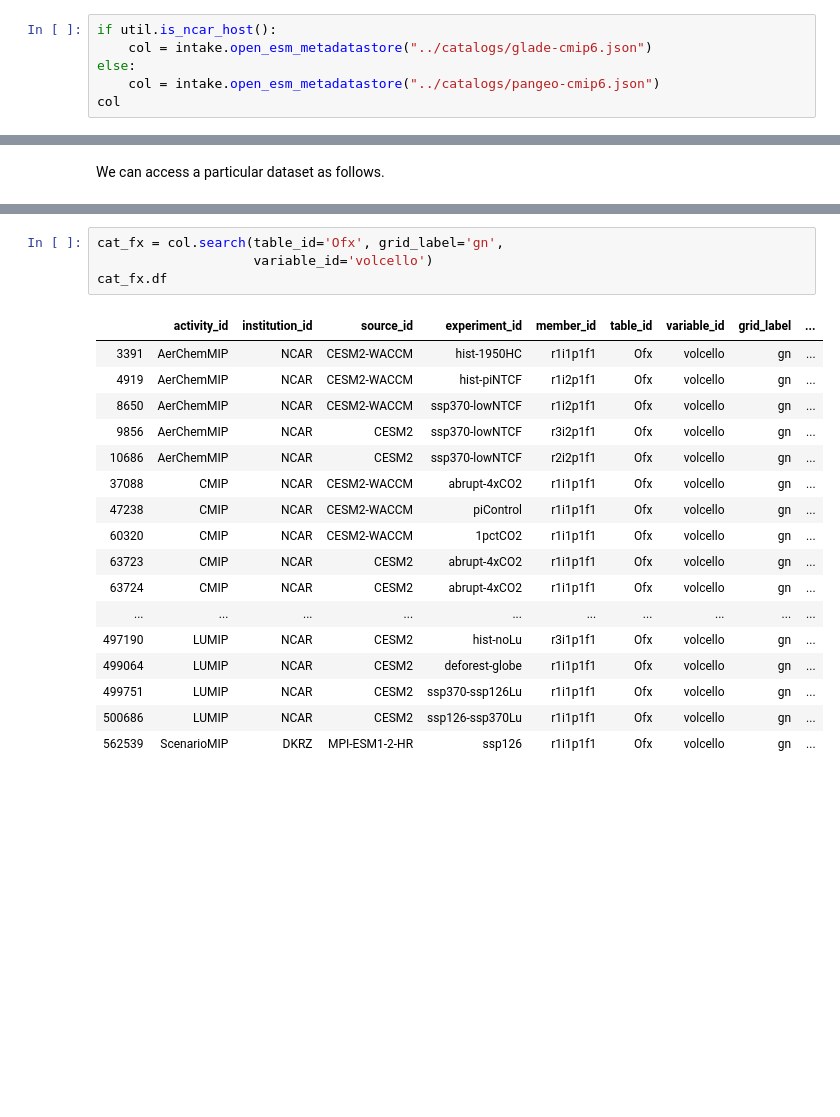
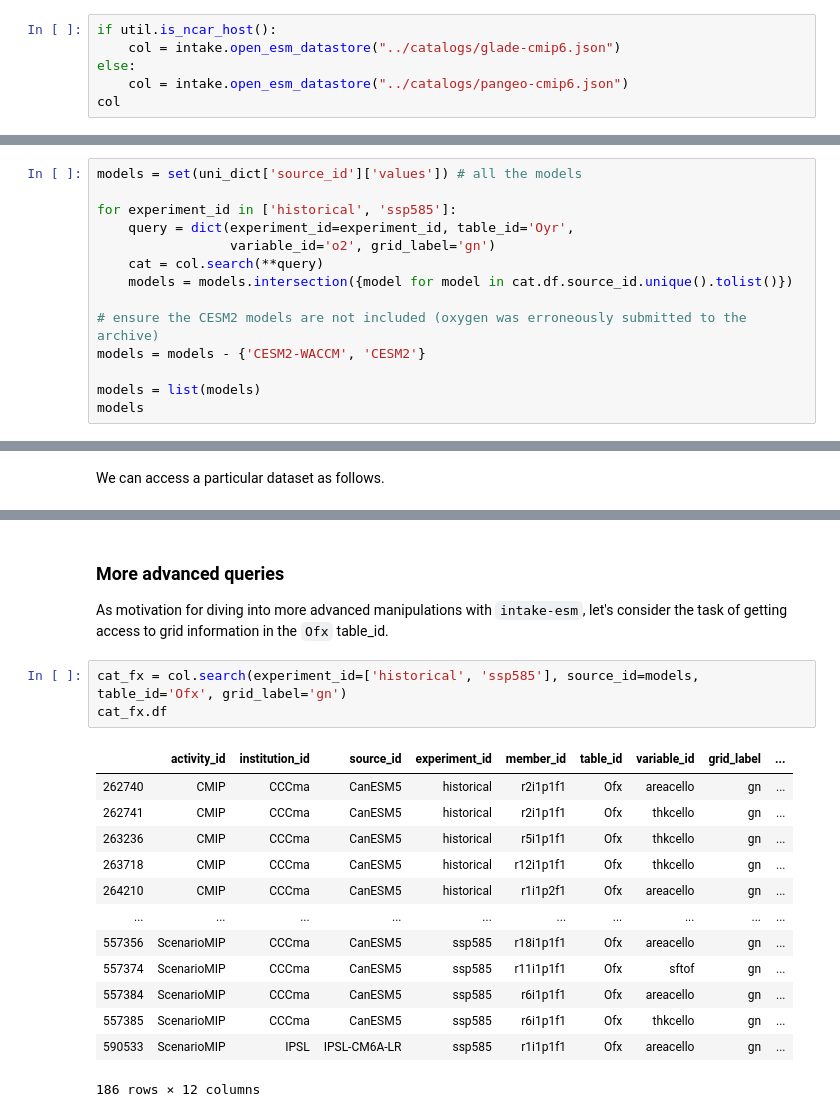
Before and after one commit to cmip6hack/project-template, a Jupyter notebook: notebooks/hello_world.ipynb, the cells around one changed output, grey strips where cells are left out. Saved outputs shown, nothing was run; the diff lists cells and outputs as text; blank space fills up the shorter version.

Commit message:
more intake example

```diff
--- a/notebooks/hello_world.ipynb
+++ b/notebooks/hello_world.ipynb
@@ -56,8 +56,8 @@ The collection JSON files are stored locally in this repository for purposes of
 The primary source for these files is the [intake-esm-datastore](https://github.com/NCAR/intake-esm-datastore) repository. Any changes made to these files should be pulled from that repo. For instance, the Pangeo cloud collection is available [here](https://raw.githubusercontent.com/NCAR/intake-esm-datastore/master/catalogs/pangeo-cmip6.json).
 # %%
 if util.is_ncar_host():
-    col = intake.open_esm_metadatastore("../catalogs/glade-cmip6.json")
+    col = intake.open_esm_datastore("../catalogs/glade-cmip6.json")
 else:
-    col = intake.open_esm_metadatastore("../catalogs/pangeo-cmip6.json")
+    col = intake.open_esm_datastore("../catalogs/pangeo-cmip6.json")
 col
 # %% [output]
@@ -148,0 +151,14 @@ cat.df
+# %%
+models = set(uni_dict['source_id']['values']) # all the models
+
+for experiment_id in ['historical', 'ssp585']:
+    query = dict(experiment_id=experiment_id, table_id='Oyr',
+                 variable_id='o2', grid_label='gn')
+    cat = col.search(**query)
+    models = models.intersection({model for model in cat.df.source_id.unique().tolist()})
+
+# ensure the CESM2 models are not included (oxygen was erroneously submitted to the archive)
+models = models - {'CESM2-WACCM', 'CESM2'}
+
+models = list(models)
+models
@@ -197,22 +236,21 @@ Data variables:
+# %% [markdown]
+### More advanced queries
+
+As motivation for diving into more advanced manipulations with `intake-esm`, let's consider the task of getting access to grid information in the `Ofx` table_id.
 # %%
-cat_fx = col.search(table_id='Ofx', grid_label='gn',
-                    variable_id='volcello')
+cat_fx = col.search(experiment_id=['historical', 'ssp585'], source_id=models, table_id='Ofx', grid_label='gn')
 cat_fx.df
 # %% [output]
 |  | activity_id | institution_id | source_id | experiment_id | member_id | table_id | variable_id | grid_label | ... |
-| 3391 | AerChemMIP | NCAR | CESM2-WACCM | hist-1950HC | r1i1p1f1 | Ofx | volcello | gn | ... |
-| 4919 | AerChemMIP | NCAR | CESM2-WACCM | hist-piNTCF | r1i2p1f1 | Ofx | volcello | gn | ... |
-| 8650 | AerChemMIP | NCAR | CESM2-WACCM | ssp370-lowNTCF | r1i2p1f1 | Ofx | volcello | gn | ... |
-| 9856 | AerChemMIP | NCAR | CESM2 | ssp370-lowNTCF | r3i2p1f1 | Ofx | volcello | gn | ... |
-| 10686 | AerChemMIP | NCAR | CESM2 | ssp370-lowNTCF | r2i2p1f1 | Ofx | volcello | gn | ... |
-| 37088 | CMIP | NCAR | CESM2-WACCM | abrupt-4xCO2 | r1i1p1f1 | Ofx | volcello | gn | ... |
-| 47238 | CMIP | NCAR | CESM2-WACCM | piControl | r1i1p1f1 | Ofx | volcello | gn | ... |
-| 60320 | CMIP | NCAR | CESM2-WACCM | 1pctCO2 | r1i1p1f1 | Ofx | volcello | gn | ... |
-| 63723 | CMIP | NCAR | CESM2 | abrupt-4xCO2 | r1i1p1f1 | Ofx | volcello | gn | ... |
-| 63724 | CMIP | NCAR | CESM2 | abrupt-4xCO2 | r1i1p1f1 | Ofx | volcello | gn | ... |
+| 262740 | CMIP | CCCma | CanESM5 | historical | r2i1p1f1 | Ofx | areacello | gn | ... |
+| 262741 | CMIP | CCCma | CanESM5 | historical | r2i1p1f1 | Ofx | thkcello | gn | ... |
+| 263236 | CMIP | CCCma | CanESM5 | historical | r5i1p1f1 | Ofx | thkcello | gn | ... |
+| 263718 | CMIP | CCCma | CanESM5 | historical | r12i1p1f1 | Ofx | thkcello | gn | ... |
+| 264210 | CMIP | CCCma | CanESM5 | historical | r1i1p2f1 | Ofx | areacello | gn | ... |
 | ... | ... | ... | ... | ... | ... | ... | ... | ... | ... |
-| 497190 | LUMIP | NCAR | CESM2 | hist-noLu | r3i1p1f1 | Ofx | volcello | gn | ... |
-| 499064 | LUMIP | NCAR | CESM2 | deforest-globe | r1i1p1f1 | Ofx | volcello | gn | ... |
-| 499751 | LUMIP | NCAR | CESM2 | ssp370-ssp126Lu | r1i1p1f1 | Ofx | volcello | gn | ... |
-| 500686 | LUMIP | NCAR | CESM2 | ssp126-ssp370Lu | r1i1p1f1 | Ofx | volcello | gn | ... |
-| 562539 | ScenarioMIP | DKRZ | MPI-ESM1-2-HR | ssp126 | r1i1p1f1 | Ofx | volcello | gn | ... |
+| 557356 | ScenarioMIP | CCCma | CanESM5 | ssp585 | r18i1p1f1 | Ofx | areacello | gn | ... |
+| 557374 | ScenarioMIP | CCCma | CanESM5 | ssp585 | r11i1p1f1 | Ofx | sftof | gn | ... |
+| 557384 | ScenarioMIP | CCCma | CanESM5 | ssp585 | r6i1p1f1 | Ofx | areacello | gn | ... |
+| 557385 | ScenarioMIP | CCCma | CanESM5 | ssp585 | r6i1p1f1 | Ofx | thkcello | gn | ... |
+| 590533 | ScenarioMIP | IPSL | IPSL-CM6A-LR | ssp585 | r1i1p1f1 | Ofx | areacello | gn | ... |
+186 rows × 12 columns
```
Also changed, not shown: parts of 17 cells of this notebook.
